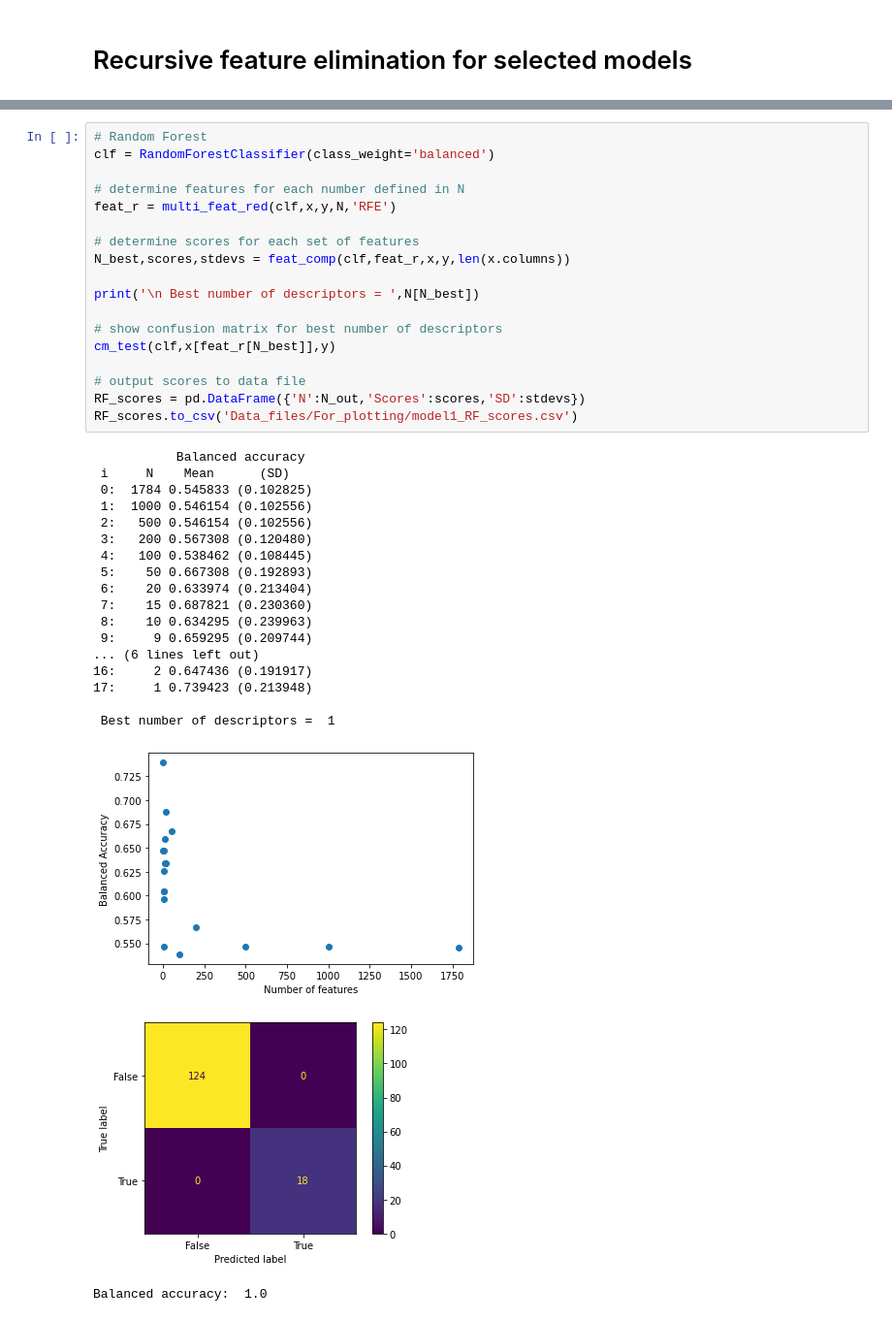
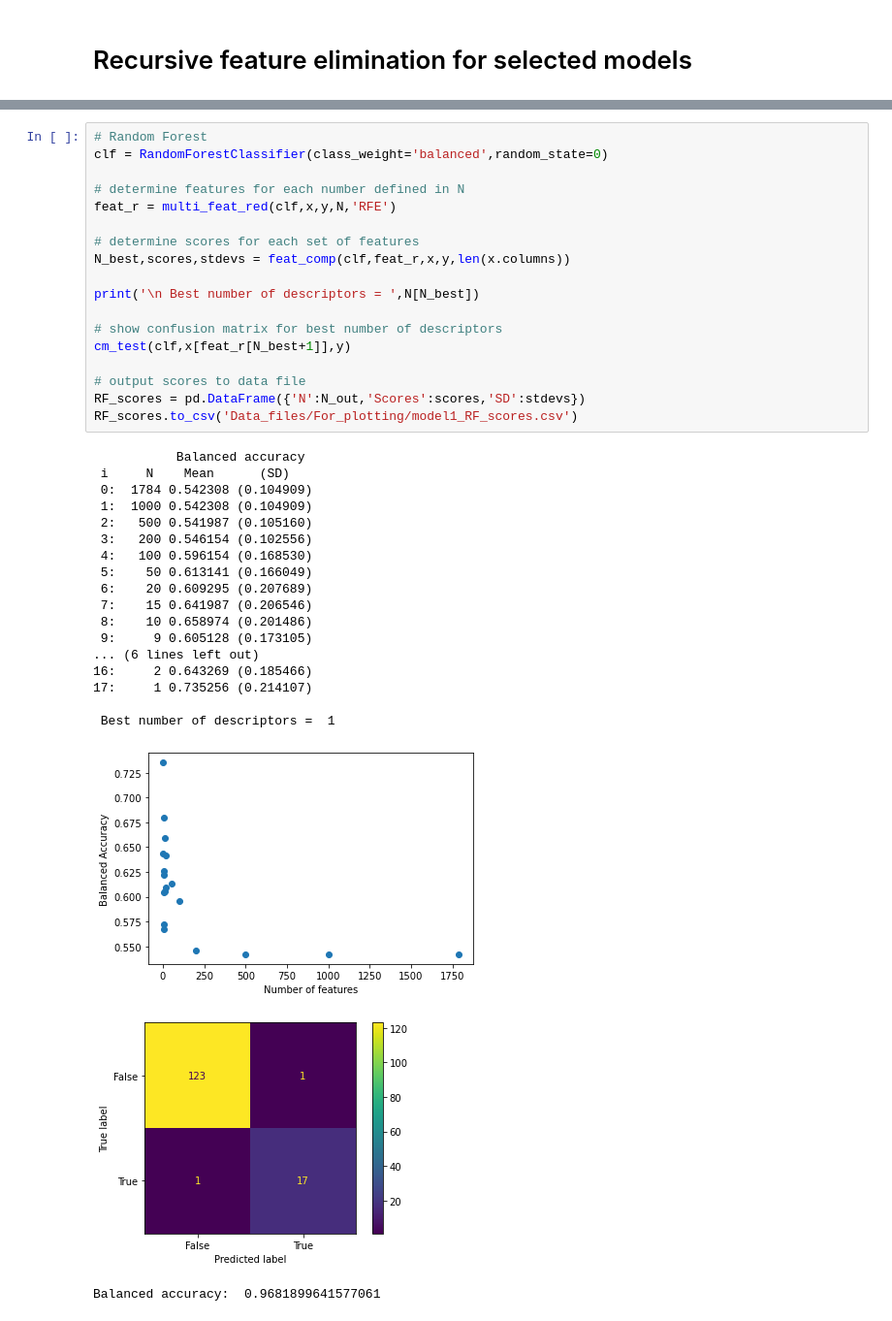
Before and after one commit to kaislaughter/Ionizable_drug_siRNA_complexation, a Jupyter notebook: 5. Initial classification analysis for siRNA complexation screening data.ipynb, the cells around one changed output, grey strips where cells are left out. Shown at 97% size. Saved outputs shown, nothing was run; the diff lists cells and outputs as text.

```diff
--- a/5. Initial classification analysis for siRNA complexation screening data.ipynb
+++ b/5. Initial classification analysis for siRNA complexation screening data.ipynb
@@ -407,40 +406,40 @@ GB_scores.to_csv('Data_files/For_plotting/model1_GB_scores.csv')
 Balanced accuracy:  1.0
 # %%
 # Random Forest
-clf = RandomForestClassifier(class_weight='balanced')
+clf = RandomForestClassifier(class_weight='balanced',random_state=0)
 
 # determine features for each number defined in N
 feat_r = multi_feat_red(clf,x,y,N,'RFE')
 
 # determine scores for each set of features
 N_best,scores,stdevs = feat_comp(clf,feat_r,x,y,len(x.columns))
 
 print('\n Best number of descriptors = ',N[N_best])
 
 # show confusion matrix for best number of descriptors
-cm_test(clf,x[feat_r[N_best]],y)
+cm_test(clf,x[feat_r[N_best+1]],y)
 
 # output scores to data file
 RF_scores = pd.DataFrame({'N':N_out,'Scores':scores,'SD':stdevs})
 RF_scores.to_csv('Data_files/For_plotting/model1_RF_scores.csv')
 # %% [output]
            Balanced accuracy
  i     N    Mean      (SD)
- 0:  1784 0.545833 (0.102825)
- 1:  1000 0.546154 (0.102556)
- 2:   500 0.546154 (0.102556)
- 3:   200 0.567308 (0.120480)
- 4:   100 0.538462 (0.108445)
- 5:    50 0.667308 (0.192893)
- 6:    20 0.633974 (0.213404)
- 7:    15 0.687821 (0.230360)
- 8:    10 0.634295 (0.239963)
- 9:     9 0.659295 (0.209744)
+ 0:  1784 0.542308 (0.104909)
+ 1:  1000 0.542308 (0.104909)
+ 2:   500 0.541987 (0.105160)
+ 3:   200 0.546154 (0.102556)
+ 4:   100 0.596154 (0.168530)
+ 5:    50 0.613141 (0.166049)
+ 6:    20 0.609295 (0.207689)
+ 7:    15 0.641987 (0.206546)
+ 8:    10 0.658974 (0.201486)
+ 9:     9 0.605128 (0.173105)
 ... (6 lines left out)
-16:     2 0.647436 (0.191917)
-17:     1 0.739423 (0.213948)
+16:     2 0.643269 (0.185466)
+17:     1 0.735256 (0.214107)
 
  Best number of descriptors =  1
-[figure, old version]
+[figure, new version]
-[figure, old version]
+[figure, new version]
-Balanced accuracy:  1.0
+Balanced accuracy:  0.9681899641577061
```
Also changed, not shown: parts of 56 cells of this notebook, 2 other files.
